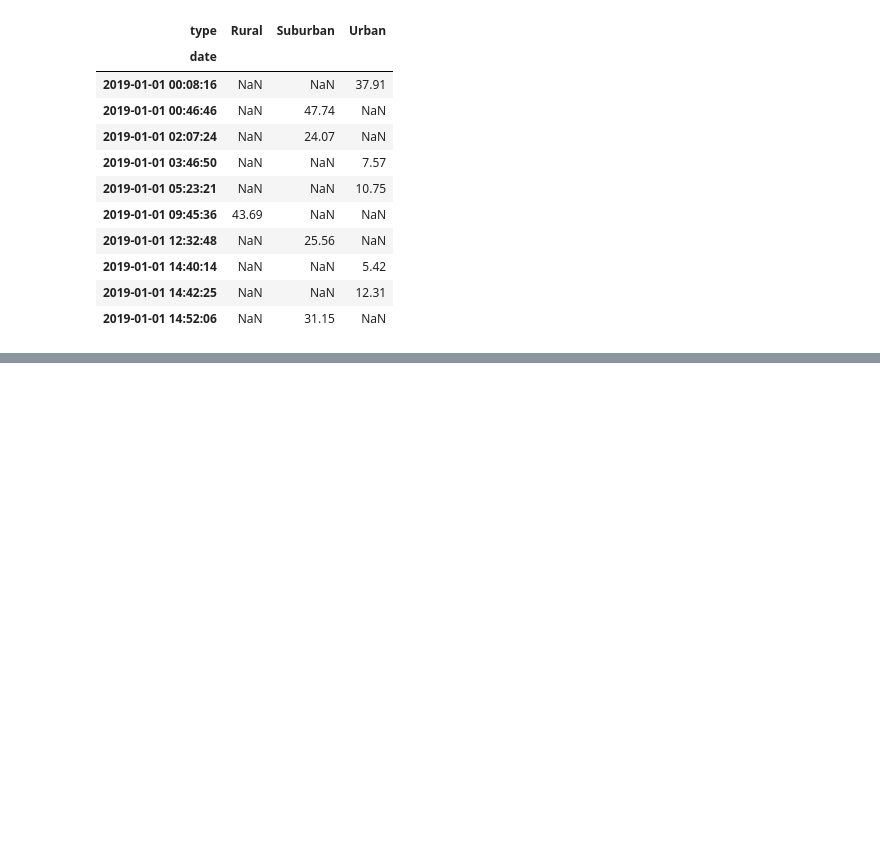
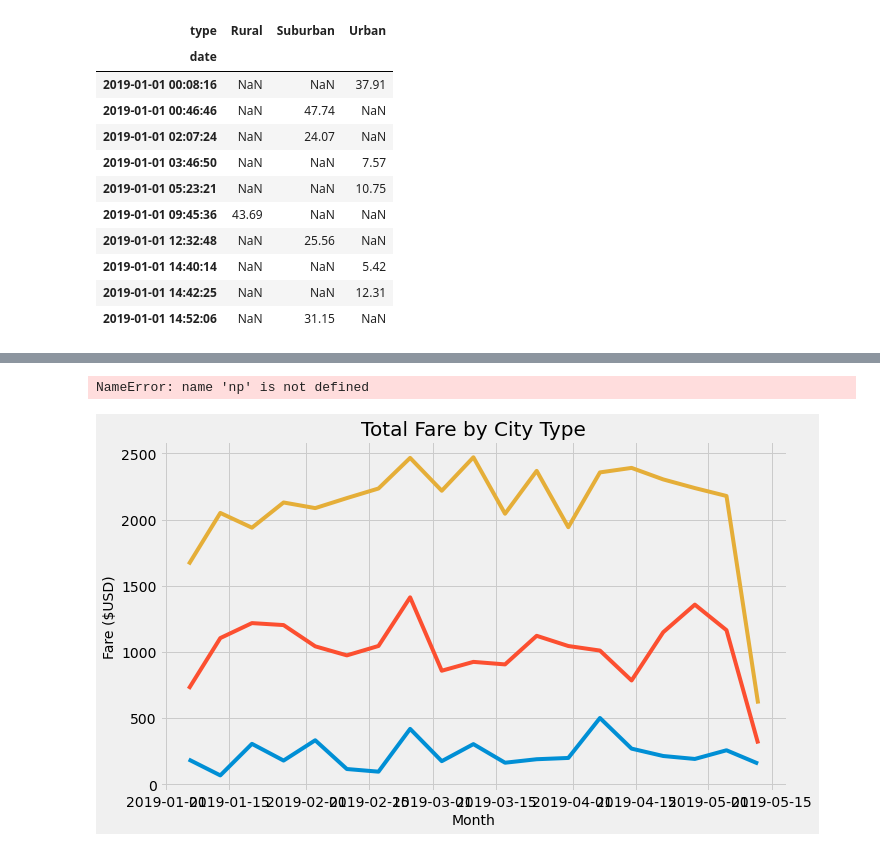
Before and after one commit to Poonsri14/PyBer_Analysis, a Jupyter notebook: PyBer_Challenge.ipynb, the cells around one changed output, grey strips where cells are left out. Saved outputs shown, nothing was run; the diff lists cells and outputs as text; code cells hidden in the pictures; blank space fills up the shorter version.

Commit message:
Adding Pyber_Challenge.

```diff
--- a/PyBer_Challenge.ipynb
+++ b/PyBer_Challenge.ipynb
@@ -199,3 +212,5 @@ KeyError: 'date'
 # %%
 # 6. Set the "date" index to datetime datatype. This is necessary to use the resample() method in Step 8.
 # df.index = pd.to_datetime(df.index)
+new_pyber_data_pivot.index = pd.to_datetime(new_pyber_data_pivot.index)
+new_pyber_data_pivot
@@ -204,2 +246,4 @@ KeyError: 'date'
 # %%
 # 8. Create a new DataFrame using the "resample()" function by week 'W' and get the sum of the fares for each week.
+new_pyber_data_pivot_week = new_pyber_data_pivot.resample("w").sum()
+new_pyber_data_pivot_week
@@ -206,7 +269,27 @@ KeyError: 'date'
 # %%
 # 8. Using the object-oriented interface method, plot the resample DataFrame using the df.plot() function.
 
 # Import the style from Matplotlib.
 from matplotlib import style
 # Use the graph style fivethirtyeight.
 style.use('fivethirtyeight')
+
+
+x_labels = ["Jan 2019", "Feb","Mar", "Apr"]
+
+
+fig, ax = plt.subplots(figsize=(10, 6))
+ax.plot(new_pyber_data_pivot_week)
+
+ax.set_title('Total Fare by City Type',fontsize=20)
+ax.set_ylabel('Fare ($USD)',fontsize=14)
+ax.set_xlabel("Month",fontsize=14)
+ax.set_yticks(np.arange(0, 2500, step=500))
+
+ax.grid()
+# Save the figure.
+plt.savefig("Resources/PyBer_fare_summary.png")
+plt.show()
+# %% [output]
+NameError: name 'np' is not defined
+[figure, added]
```
Also changed, not shown: parts of 4 cells of this notebook, 2 other files.
